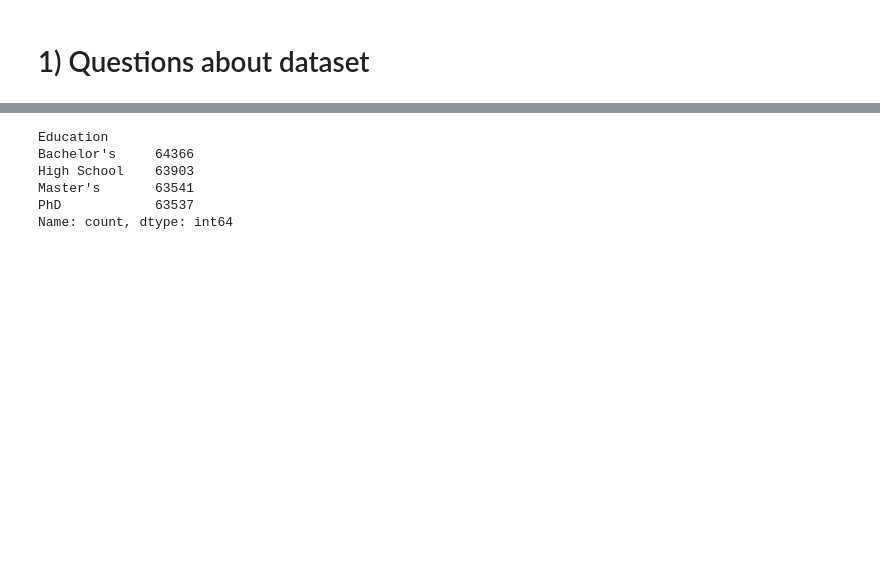
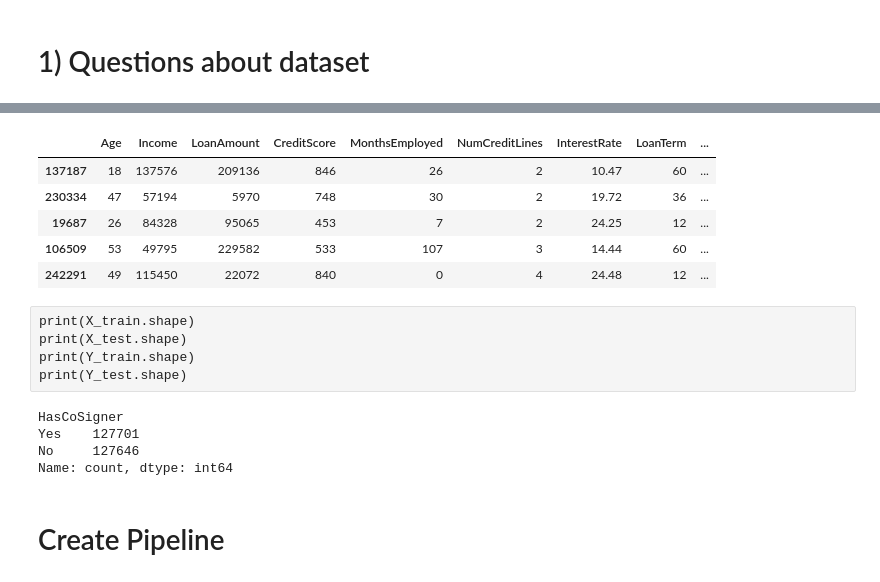
Before and after one commit to shahzeb147/Machine-Learning, a Jupyter notebook: simple linear regression/regression.ipynb, the cells around one changed output, grey strips where cells are left out. Saved outputs shown, nothing was run; the diff lists cells and outputs as text; code cells hidden in the pictures; blank space fills up the shorter version.

Commit message:
complete pipeline

```diff
--- a/simple linear regression/regression.ipynb
+++ b/simple linear regression/regression.ipynb
@@ -106,9 +101,21 @@ print(Y_test.shape)
-# %%
-df['Education'].value_counts()
-# %% [output]
-Education
-Bachelor's     64366
-High School    63903
-Master's       63541
-PhD            63537
-Name: count, dtype: int64
+# %%
+X_train.head()
+# %% [output]
+|  | Age | Income | LoanAmount | CreditScore | MonthsEmployed | NumCreditLines | InterestRate | LoanTerm | ... |
+| 137187 | 18 | 137576 | 209136 | 846 | 26 | 2 | 10.47 | 60 | ... |
+| 230334 | 47 | 57194 | 5970 | 748 | 30 | 2 | 19.72 | 36 | ... |
+| 19687 | 26 | 84328 | 95065 | 453 | 7 | 2 | 24.25 | 12 | ... |
+| 106509 | 53 | 49795 | 229582 | 533 | 107 | 3 | 14.44 | 60 | ... |
+| 242291 | 49 | 115450 | 22072 | 840 | 0 | 4 | 24.48 | 12 | ... |
+# %% [raw]
+print(X_train.shape)
+print(X_test.shape)
+print(Y_train.shape)
+print(Y_test.shape)
+# %%
+X['HasCoSigner'].value_counts()
+# %% [output]
+HasCoSigner
+Yes    127701
+No     127646
+Name: count, dtype: int64
@@ -114,0 +126,2 @@ Name: count, dtype: int64
+# %% [markdown]
+# Create Pipeline
```
Also changed, not shown: parts of 15 cells of this notebook.
